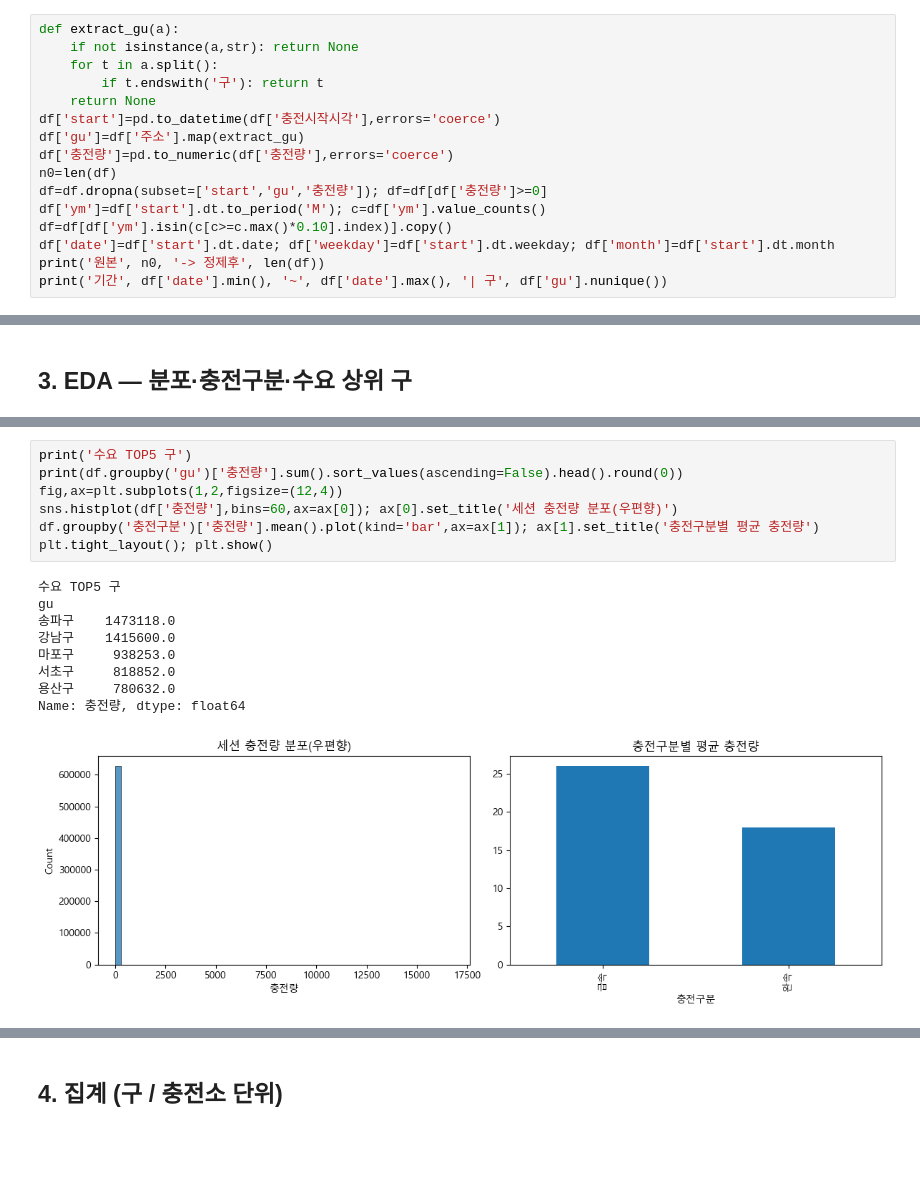
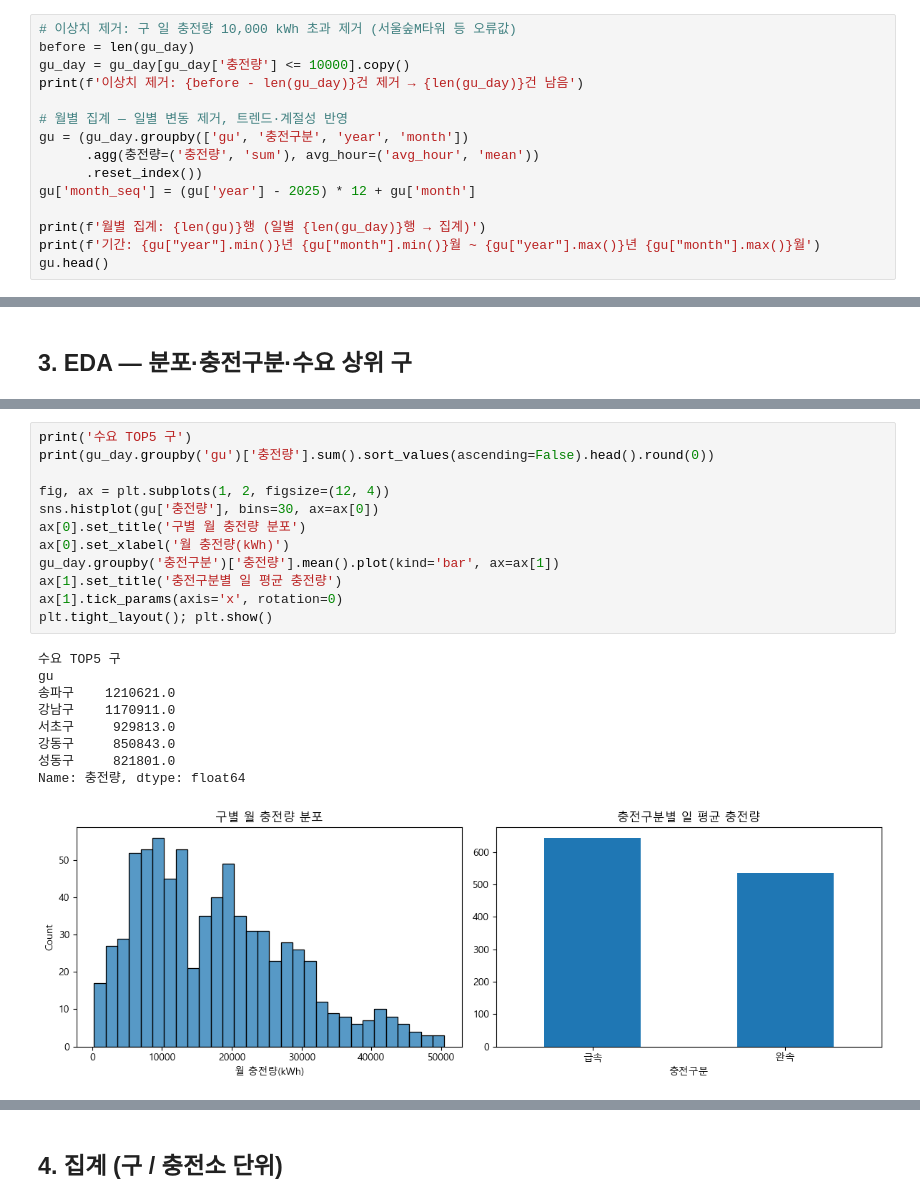
Before and after one commit to 50seok/SeoulEVCheck, a Jupyter notebook: notebooks/week1_ml.ipynb, the cells around one changed output, grey strips where cells are left out. Drawn from its saved outputs; the diff is of its cells as text; blank space fills up the shorter version.

```diff
--- a/notebooks/week1_ml.ipynb
+++ b/notebooks/week1_ml.ipynb
@@ -30,19 +32,18 @@ df.head()
 ## 2. 전처리
 주소→구 추출(도로명/지번 혼재 대응) · 날짜 파싱 · null/음수 제거 · 밀집 구간 필터
 # %%
-def extract_gu(a):
-    if not isinstance(a,str): return None
-    for t in a.split():
-        if t.endswith('구'): return t
-    return None
-df['start']=pd.to_datetime(df['충전시작시각'],errors='coerce')
-df['gu']=df['주소'].map(extract_gu)
-df['충전량']=pd.to_numeric(df['충전량'],errors='coerce')
-n0=len(df)
-df=df.dropna(subset=['start','gu','충전량']); df=df[df['충전량']>=0]
-df['ym']=df['start'].dt.to_period('M'); c=df['ym'].value_counts()
-df=df[df['ym'].isin(c[c>=c.max()*0.10].index)].copy()
-df['date']=df['start'].dt.date; df['weekday']=df['start'].dt.weekday; df['month']=df['start'].dt.month
-print('원본', n0, '-> 정제후', len(df))
-print('기간', df['date'].min(), '~', df['date'].max(), '| 구', df['gu'].nunique())
+# 이상치 제거: 구 일 충전량 10,000 kWh 초과 제거 (서울숲M타워 등 오류값)
+before = len(gu_day)
+gu_day = gu_day[gu_day['충전량'] <= 10000].copy()
+print(f'이상치 제거: {before - len(gu_day)}건 제거 → {len(gu_day)}건 남음')
+
+# 월별 집계 — 일별 변동 제거, 트렌드·계절성 반영
+gu = (gu_day.groupby(['gu', '충전구분', 'year', 'month'])
+      .agg(충전량=('충전량', 'sum'), avg_hour=('avg_hour', 'mean'))
+      .reset_index())
+gu['month_seq'] = (gu['year'] - 2025) * 12 + gu['month']
+
+print(f'월별 집계: {len(gu)}행 (일별 {len(gu_day)}행 → 집계)')
+print(f'기간: {gu["year"].min()}년 {gu["month"].min()}월 ~ {gu["year"].max()}년 {gu["month"].max()}월')
+gu.head()
 # %% [output]
@@ -53,17 +99,22 @@ print('기간', df['date'].min(), '~', df['date'].max(), '| 구', df['gu'].nuniq
 # %%
 print('수요 TOP5 구')
-print(df.groupby('gu')['충전량'].sum().sort_values(ascending=False).head().round(0))
-fig,ax=plt.subplots(1,2,figsize=(12,4))
-sns.histplot(df['충전량'],bins=60,ax=ax[0]); ax[0].set_title('세션 충전량 분포(우편향)')
-df.groupby('충전구분')['충전량'].mean().plot(kind='bar',ax=ax[1]); ax[1].set_title('충전구분별 평균 충전량')
+print(gu_day.groupby('gu')['충전량'].sum().sort_values(ascending=False).head().round(0))
+
+fig, ax = plt.subplots(1, 2, figsize=(12, 4))
+sns.histplot(gu['충전량'], bins=30, ax=ax[0])
+ax[0].set_title('구별 월 충전량 분포')
+ax[0].set_xlabel('월 충전량(kWh)')
+gu_day.groupby('충전구분')['충전량'].mean().plot(kind='bar', ax=ax[1])
+ax[1].set_title('충전구분별 일 평균 충전량')
+ax[1].tick_params(axis='x', rotation=0)
 plt.tight_layout(); plt.show()
 # %% [output]
 수요 TOP5 구
 gu
-송파구    1473118.0
-강남구    1415600.0
-마포구     938253.0
-서초구     818852.0
-용산구     780632.0
+송파구    1210621.0
+강남구    1170911.0
+서초구     929813.0
+강동구     850843.0
+성동구     821801.0
 Name: 충전량, dtype: float64
-[figure, old version]
+[figure, new version]
```
Also changed, not shown: parts of 11 cells of this notebook.
